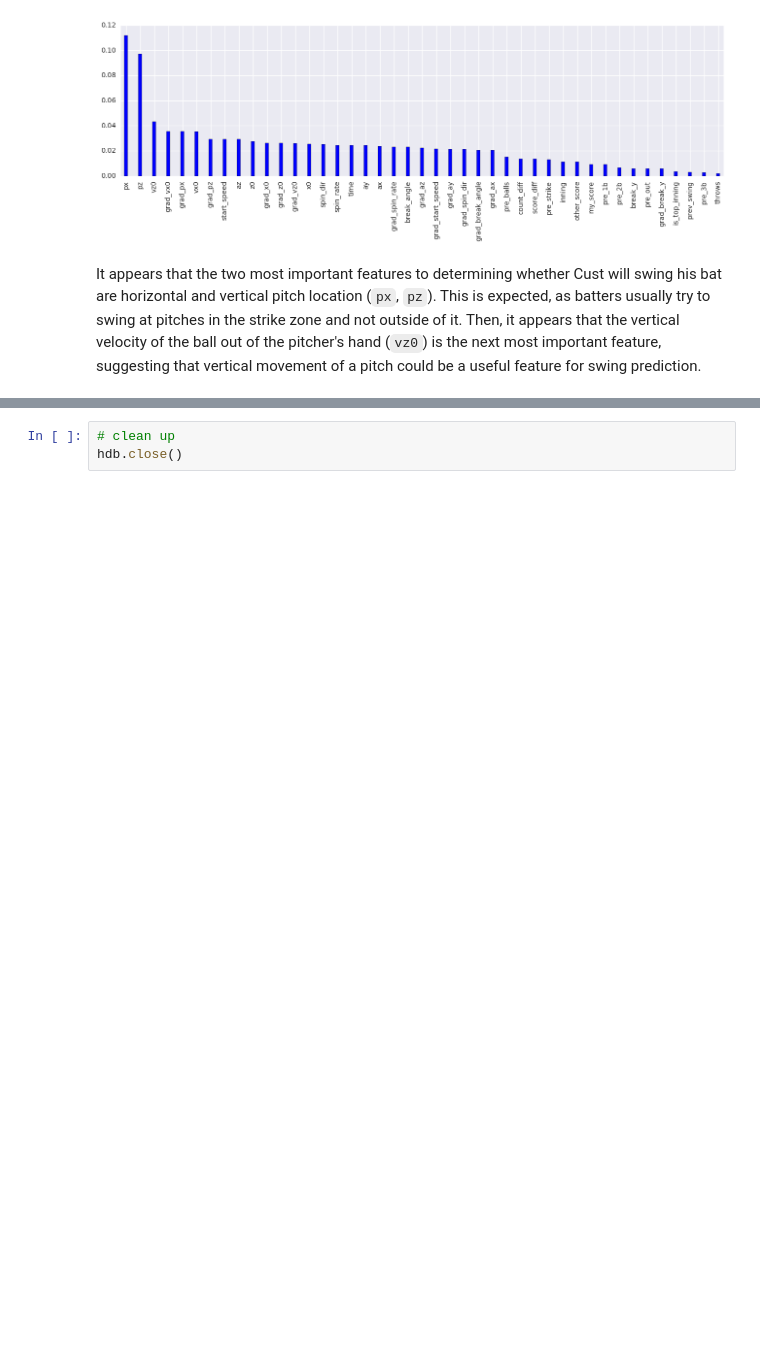
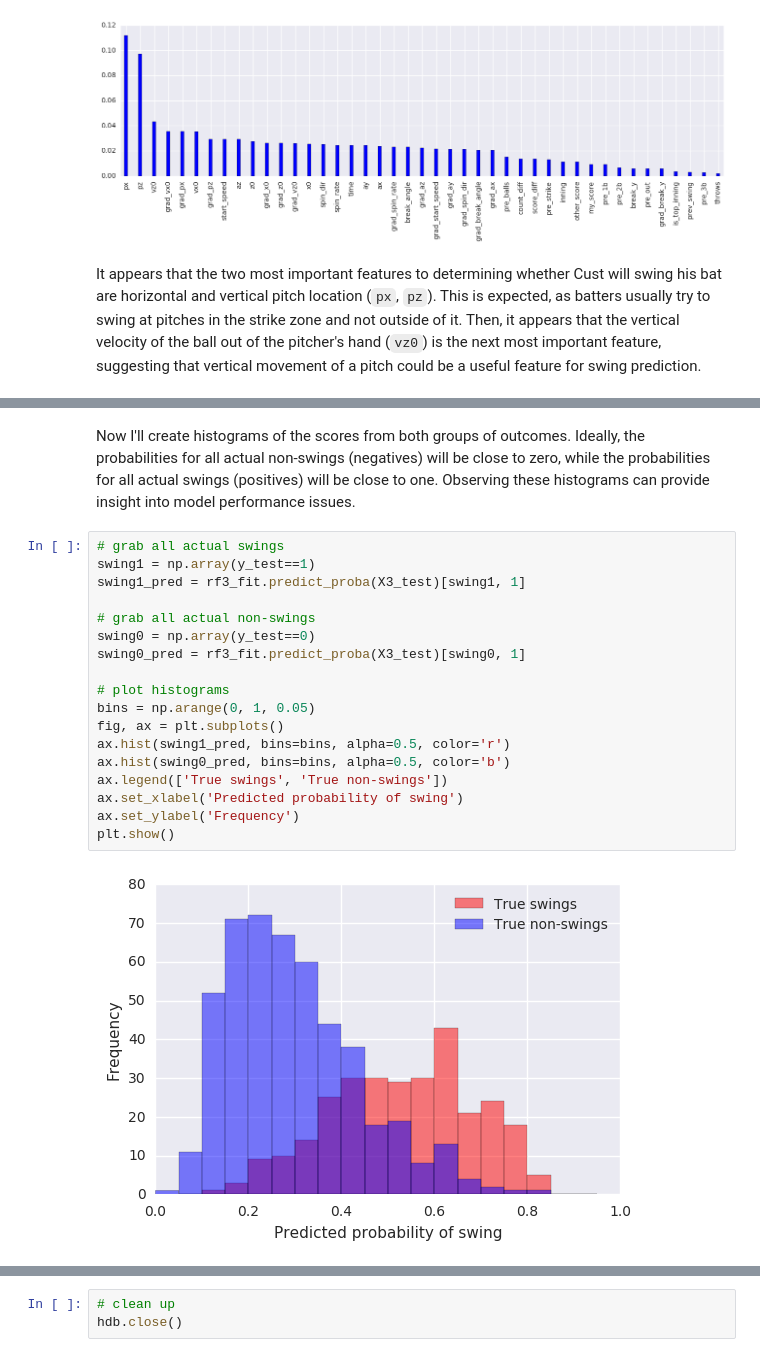
Before and after one commit to jasonpchang/pitchfx_sql, a Jupyter notebook: notebooks/swing_prediction/swing_prediction_random_forest.ipynb, the cells around one changed output, grey strips where cells are left out. Drawn from its saved outputs; the diff is of its cells as text; blank space fills up the shorter version.

```diff
--- a/notebooks/swing_prediction/swing_prediction_random_forest.ipynb
+++ b/notebooks/swing_prediction/swing_prediction_random_forest.ipynb
@@ -514,0 +574,22 @@ It appears that the two most important features to determining whether Cust will
+# %% [markdown]
+Now I'll create histograms of the scores from both groups of outcomes. Ideally, the probabilities for all actual non-swings (negatives) will be close to zero, while the probabilities for all actual swings (positives) will be close to one. Observing these histograms can provide insight into model performance issues.
+# %%
+# grab all actual swings
+swing1 = np.array(y_test==1)
+swing1_pred = rf3_fit.predict_proba(X3_test)[swing1, 1]
+
+# grab all actual non-swings
+swing0 = np.array(y_test==0)
+swing0_pred = rf3_fit.predict_proba(X3_test)[swing0, 1]
+
+# plot histograms
+bins = np.arange(0, 1, 0.05)
+fig, ax = plt.subplots()
+ax.hist(swing1_pred, bins=bins, alpha=0.5, color='r')
+ax.hist(swing0_pred, bins=bins, alpha=0.5, color='b')
+ax.legend(['True swings', 'True non-swings'])
+ax.set_xlabel('Predicted probability of swing')
+ax.set_ylabel('Frequency')
+plt.show()
+# %% [output]
+[figure, added]
```
Also changed, not shown: parts of 4 cells of this notebook.
